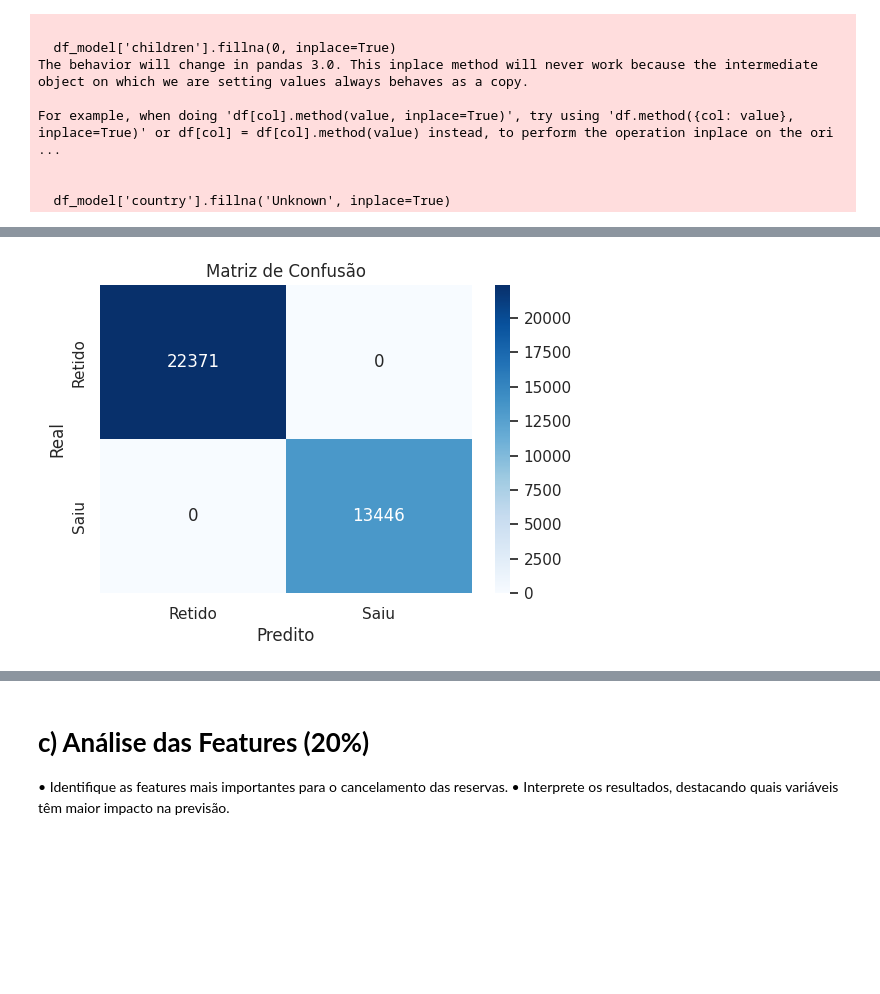
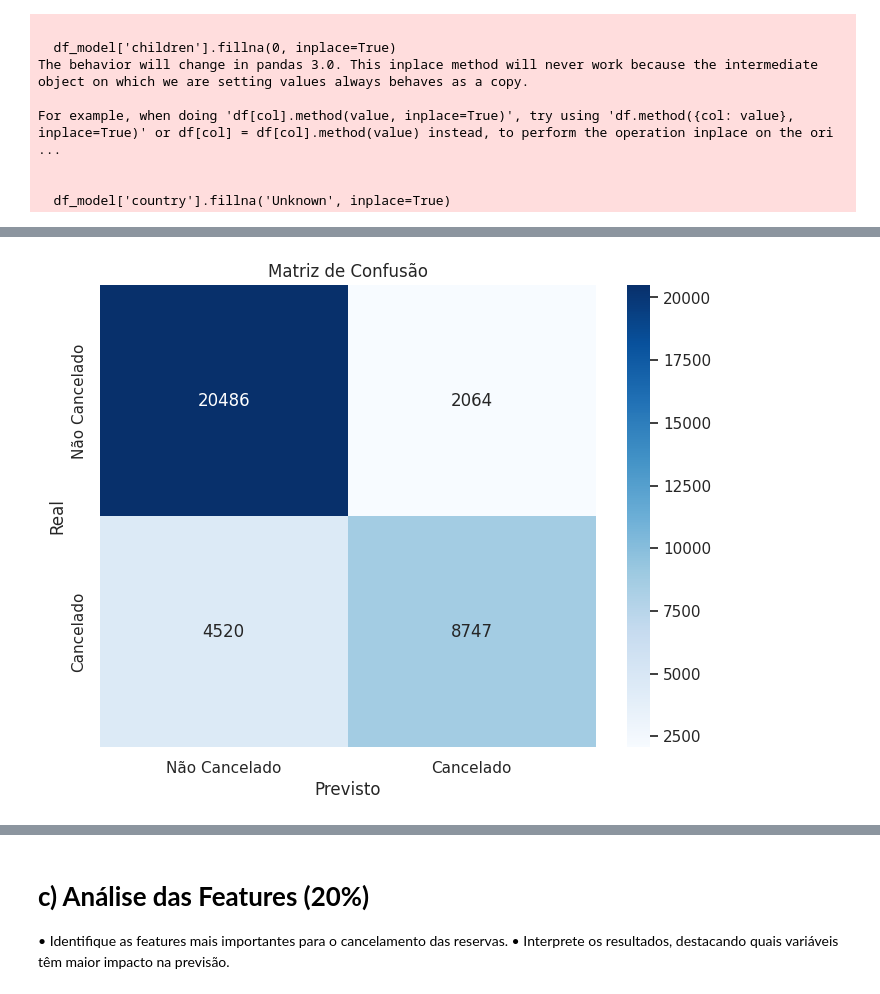
Before and after one commit to natalfr17/An-lise-Estat-stica-de-Dados-e-Informa-es, a Jupyter notebook: Prova_2.ipynb, the cells around one changed output, grey strips where cells are left out. Drawn from its saved outputs; the diff is of its cells as text; code cells hidden in the pictures; blank space fills up the shorter version.

```diff
--- a/Prova_2.ipynb
+++ b/Prova_2.ipynb
@@ -424,0 +226,30 @@ F1-Score: 1.00
+# %%
+# Converter variáveis categóricas para numéricas
+# Identificar colunas categóricas e numéricas
+categorical_features = df_model.select_dtypes(include=['object']).columns
+numerical_features = df_model.select_dtypes(include=['int64', 'float64']).columns.drop('is_canceled')
+
+# Pré-processamento: One-Hot Encoding para categóricas e StandardScaler para numéricas
+preprocessor = ColumnTransformer(
+    transformers=[
+        ('num', StandardScaler(), numerical_features),
+        ('cat', OneHotEncoder(handle_unknown='ignore'), categorical_features)
+    ])
+# %%
+# Separar features (X) e variável alvo (y)
+X = df_model.drop('is_canceled', axis=1)
+y = df_model['is_canceled']
+
+# Dividir os dados em conjuntos de treino e teste
+X_train, X_test, y_train, y_test = train_test_split(X, y, test_size=0.3, random_state=42, stratify=y) # stratify para manter a proporção da variável alvo
+
+# # Construir o pipeline: pré-processamento + modelo de Regressão Logística
+model = Pipeline(steps=[('preprocessor', preprocessor),
+                        ('classifier', LogisticRegression(solver='liblinear', random_state=42, max_iter=1000))])
+# %%
+# Treinar o modelo
+model.fit(X_train, y_train)
+
+# Fazer previsões no conjunto de teste
+y_pred = model.predict(X_test)
+y_pred_proba = model.predict_proba(X_test)[:, 1] # Probabilidades para AUC
@@ -425,18 +283,15 @@ F1-Score: 1.00
 # %%
-# Matriz de confusão
-
-import seaborn as sns
-import matplotlib.pyplot as plt
-
-cm = confusion_matrix(y_test, y_pred)
-plt.figure(figsize=(6,4))
-sns.heatmap(cm, annot=True, fmt="d", cmap="Blues", xticklabels=['Retido', 'Saiu'], yticklabels=['Retido', 'Saiu'])
-plt.xlabel('Predito')
+# Visualização da Matriz de Confusão
+plt.figure(figsize=(8, 6))
+sns.heatmap(conf_matrix, annot=True, fmt='d', cmap='Blues',
+            xticklabels=['Não Cancelado', 'Cancelado'],
+            yticklabels=['Não Cancelado', 'Cancelado'])
+plt.xlabel('Previsto')
 plt.ylabel('Real')
 plt.title('Matriz de Confusão')
 plt.show()
 # %% [output]
-[figure, old version]
+[figure, new version]
 # %%
 # Curva ROC e AUC
 
```
Also changed, not shown: parts of 18 cells of this notebook.
